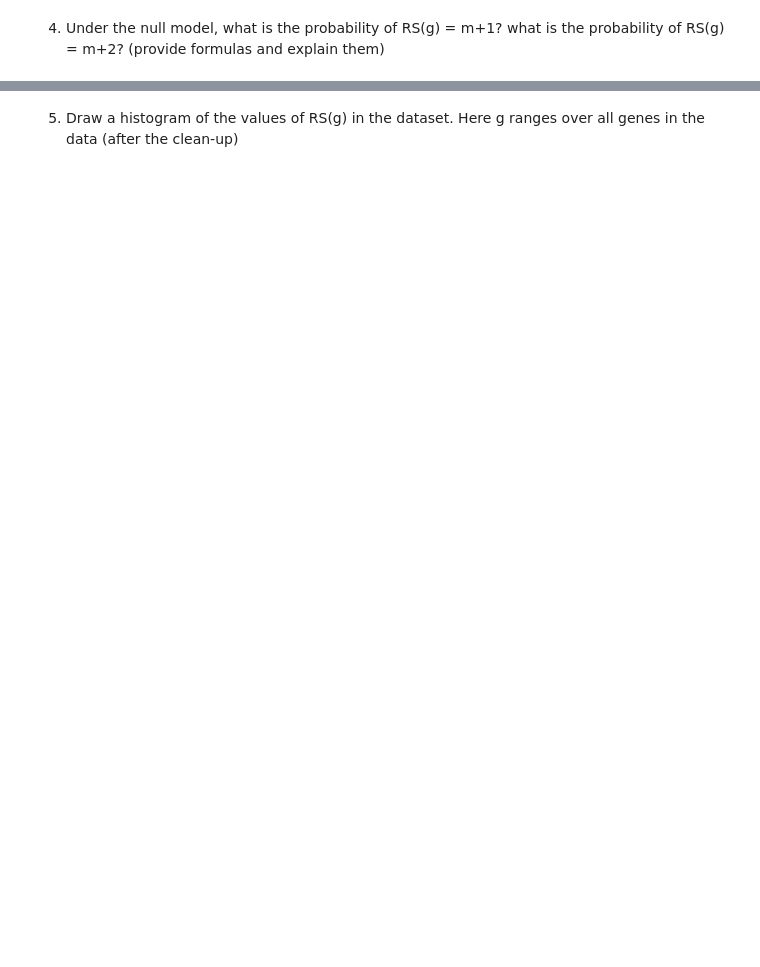
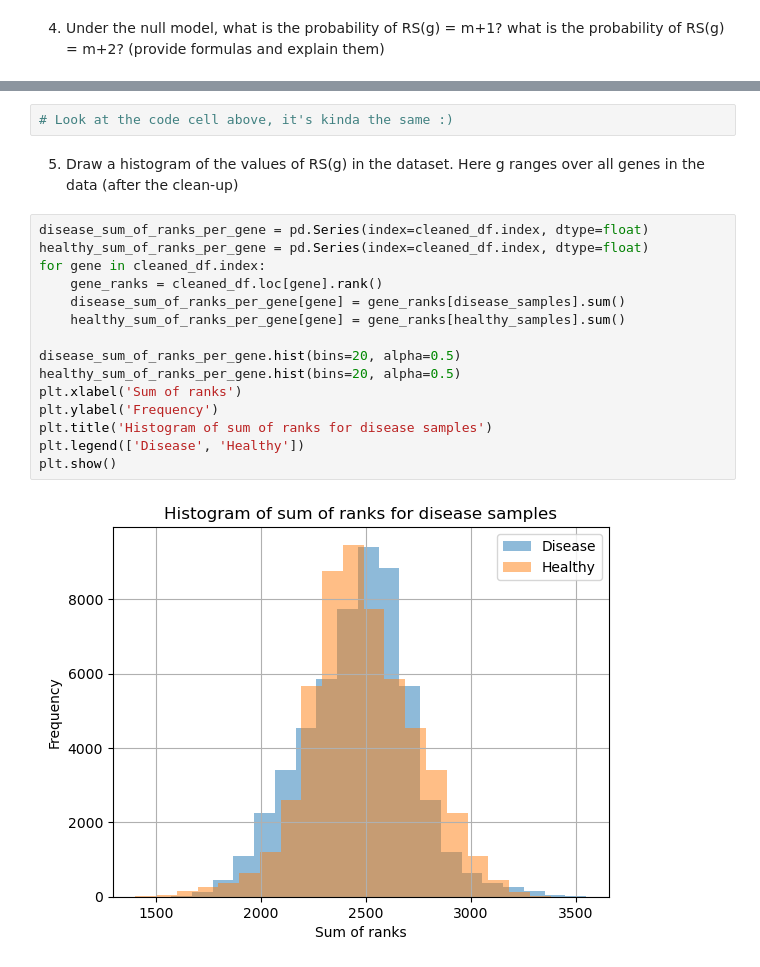
Before and after one commit to matanyaw9/iml_project, a Jupyter notebook: part_1.ipynb, the cells around one changed output, grey strips where cells are left out. Drawn from its saved outputs; the diff is of its cells as text; blank space fills up the shorter version.

```diff
--- a/part_1.ipynb
+++ b/part_1.ipynb
@@ -194,3 +211,22 @@ is the probability of RS(g) = m+2?
+# %%
+# Look at the code cell above, it's kinda the same :)
 # %% [markdown]
 5) Draw a histogram of the values of RS(g) in the dataset. Here g
 ranges over all genes in the data (after the clean-up)
+# %%
+disease_sum_of_ranks_per_gene = pd.Series(index=cleaned_df.index, dtype=float)
+healthy_sum_of_ranks_per_gene = pd.Series(index=cleaned_df.index, dtype=float)
+for gene in cleaned_df.index:
+    gene_ranks = cleaned_df.loc[gene].rank()
+    disease_sum_of_ranks_per_gene[gene] = gene_ranks[disease_samples].sum()
+    healthy_sum_of_ranks_per_gene[gene] = gene_ranks[healthy_samples].sum()
+
+disease_sum_of_ranks_per_gene.hist(bins=20, alpha=0.5)
+healthy_sum_of_ranks_per_gene.hist(bins=20, alpha=0.5)
+plt.xlabel('Sum of ranks')
+plt.ylabel('Frequency')
+plt.title('Histogram of sum of ranks for disease samples')
+plt.legend(['Disease', 'Healthy'])
+plt.show()
+# %% [output]
+[figure, added]
```
Also changed, not shown: parts of 4 cells of this notebook.
